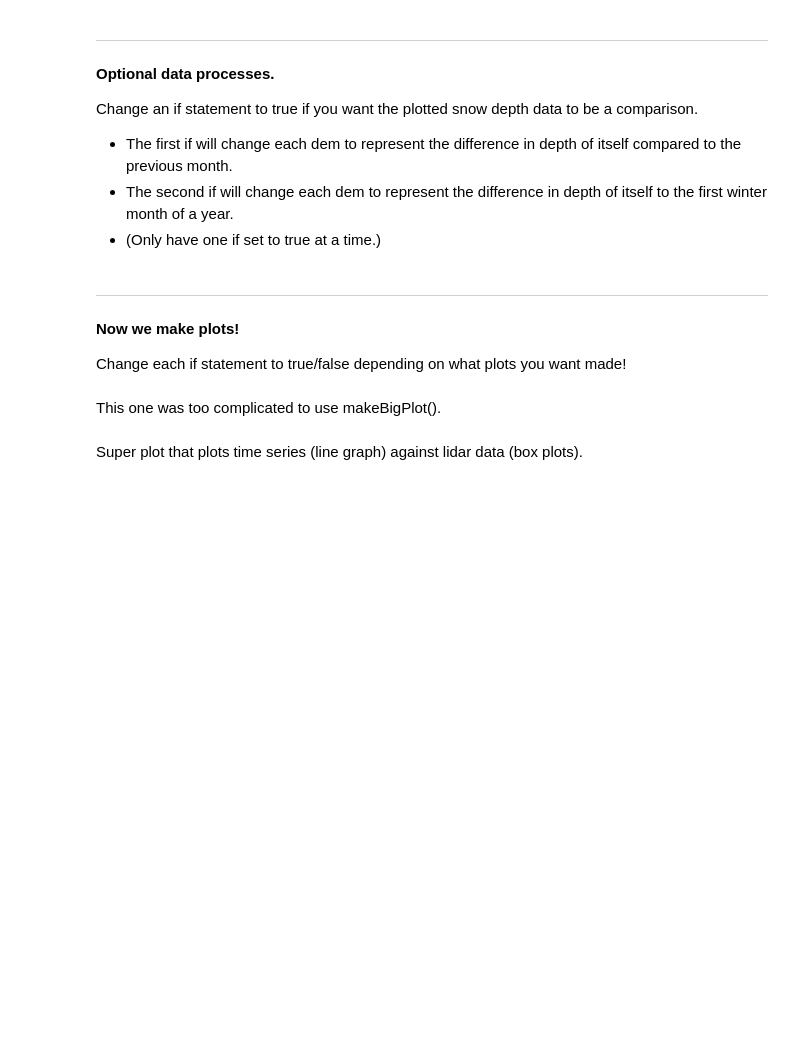
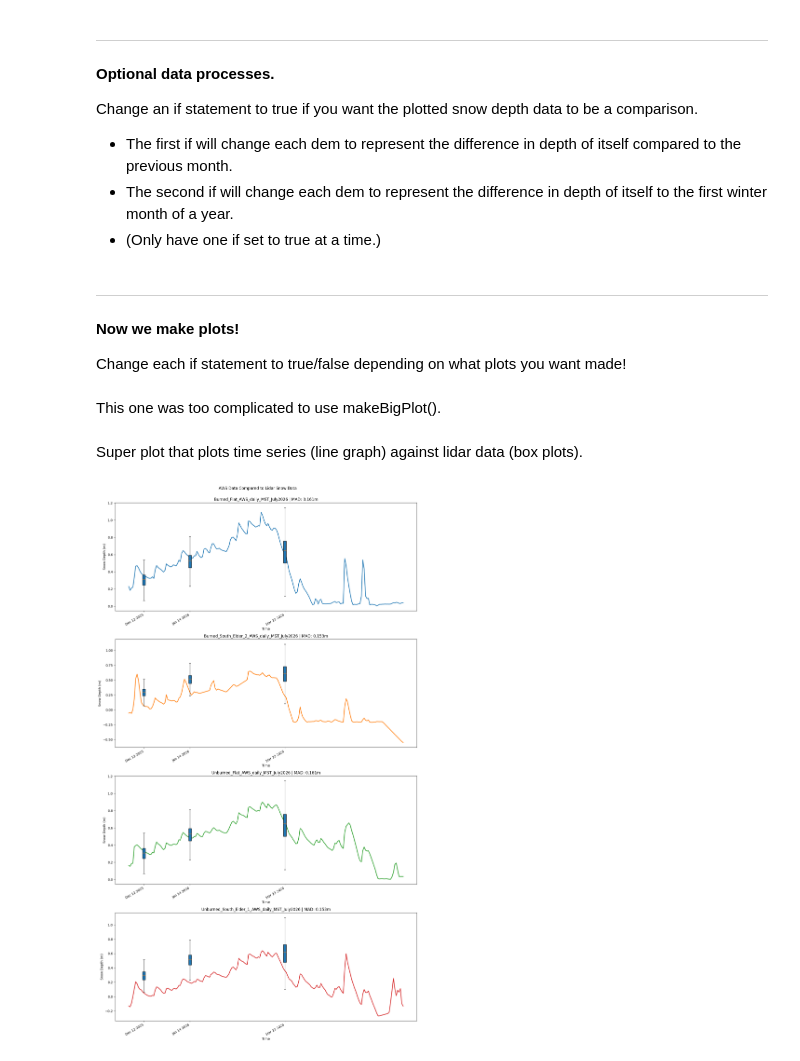
Before and after one commit to ZaneSoCool/Snowfall2026Internship, a Jupyter notebook: SnowDepthCharting.ipynb, the cells around one changed output. Drawn from its saved outputs; the diff is of its cells as text; code cells hidden in the pictures; blank space fills up the shorter version.

Commit message:
made it easier to swap between 2025 and 2026 data

```diff
--- a/SnowDepthCharting.ipynb
+++ b/SnowDepthCharting.ipynb
@@ -309,6 +309,9 @@ Super plot that plots time series (line graph) against lidar data (box plots).
 # %%
 #Snow Depth Time Series With Overlayed Lidar Data
 if(True):
+
+    is2025 = False #change to false if you want 2026 data
+
     import pandas as pd
     import matplotlib.dates as mdates
 
@@ -317,7 +320,12 @@ if(True):
     stations = pd.read_excel("Station_Coordinates.xlsx") #import station data spreadsheet (for parameters)
 
     csvFiles = [] #create list of .csv files from StationTimeSeries folder
-    for f in Path("StationTimeSeries").iterdir():
+
+    #find timeSeriesPath
+    timeSeriesPath = r"StationTimeSeries\2025"
+    if not is2025: timeSeriesPath = r"StationTimeSeries\2026"
+
+    for f in Path(timeSeriesPath).iterdir():
         if f.is_file() and f.suffix.lower() == ".csv":
             csvFiles.append(f)
 
@@ -336,6 +344,8 @@ if(True):
         aws["TIMESTAMP"] = pd.to_datetime(aws["TIMESTAMP"])
         #limit timeseries data to same start date as lidar data
         start_date = pd.Timestamp("2024-12-01")
+        if not is2025: start_date = pd.Timestamp("2025-12-01")
+
         aws = aws[aws["TIMESTAMP"] >= start_date]
         #convert depth data from file to floats
         aws["DBTCDT_Avg"] = pd.to_numeric(aws["DBTCDT_Avg"], errors="coerce")
@@ -385,30 +395,32 @@ if(True):
 
                 #mask lidar data to only match this station's parameters
                 stationMask = ((bsData == awsBurnValue) & (northData >= awsNorthMinValue) & (northData <= awsNorthMaxValue))
                 #update our data for our box plots
                 lidar_depths.append(depths[stationMask])
                 positions.append(mdates.date2num(date))
 
                 #calculate MAD and put it into the title
                 allDepths = np.concatenate(lidar_depths)
                 mad = np.median(np.abs(allDepths - np.median(allDepths)))
                 ax.set_title(f"{file.stem} | MAD: {mad:.3f}m")
 
         #create our boxplots and set their details
         bp = ax.boxplot(
             lidar_depths,
             positions=positions,
             widths=2,
             patch_artist=True,
             showfliers=False
         )
 
         ax.xaxis.set_major_formatter(mdates.DateFormatter("%b %d %Y")) #formats x axis months
         ax.set_xlabel("Time")
         ax.set_ylabel("Snow Depth (m)")
 
         plt.setp(ax.xaxis.get_majorticklabels(), rotation=30, ha='right')  #sets up months along bottom
 
     fig.suptitle("AWS Data Compared to Lidar Snow Data", y=1.0)
     plt.tight_layout()
     plt.show()
+# %% [output]
+[figure, added]
```
Also changed, not shown: 10 other files.
